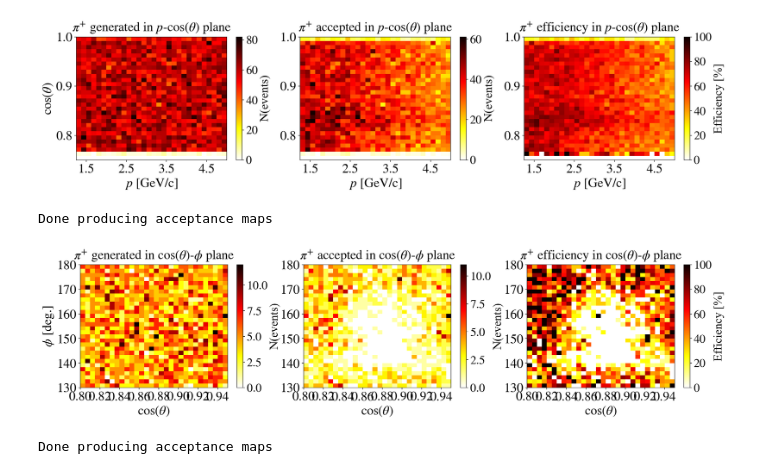
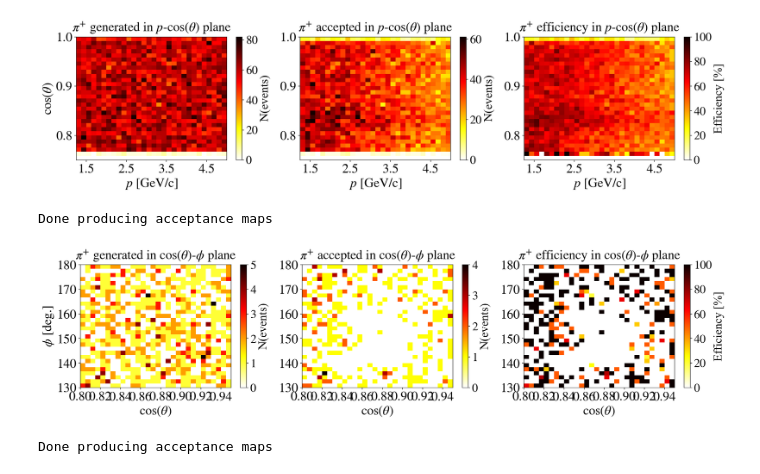
Before and after one commit to erezcoh4/SIDIS_at_BAND, a Jupyter notebook: PythonAnalysis/AcceptanceCorrections/pi_acceptance_maps.ipynb, the cells around one changed output. Drawn from its saved outputs; the diff is of its cells as text; code cells hidden in the pictures.

```diff
--- a/PythonAnalysis/AcceptanceCorrections/pi_acceptance_maps.ipynb
+++ b/PythonAnalysis/AcceptanceCorrections/pi_acceptance_maps.ipynb
@@ -220,7 +223,7 @@ Done producing acceptance maps
 x_var_g, xlabel, xunits = 'pi_Theta_g', '$\cos(\\theta)$',''
 y_var_g, ylabel, yunits = 'pi_Phi_g', '$\phi$','[deg.]'
 
-acc_type = 'fiducial' # 'PID+fiducial' # 'rec' # 'PID' # 'fiducial' #
+acc_type = 'PID' # 'PID+fiducial' # 'rec' # 'PID' # 'fiducial' #
 h_gen,h_acc,h_eff,xedges,yedges  = create_2d_acceptance_map(x_var_g=x_var_g, y_var_g=y_var_g,
                                                             x_function='cos',y_function='r2d',
                                                             # bins = (np.linspace(phi_min, phi_max,31),np.linspace(0.75, 1,31)),
@@ -228,38 +231,35 @@ h_gen,h_acc,h_eff,xedges,yedges  = create_2d_acceptance_map(x_var_g=x_var_g, y_v
                                                             acc_type = acc_type)
 
 
 
 xticks = [0.8,0.9,1]
 yticks = [-180,-60,60,180]
-
 extent=[p_min,p_max,theta_min,theta_max]
-
 fig = plt.figure(figsize=(18,8))
 for h,hlabel,cbarunits,subplot_idx in zip([h_gen,h_acc,h_eff],
                                           ['generated','accepted','efficiency'],
                                           ['N(events)','N(events)','Efficiency [%]'],
                                           [1,2,3]):
     ax = fig.add_subplot(2,3,subplot_idx)
     im = ax.pcolormesh(xedges, yedges, h, cmap='hot_r')
     # colorbar
     cbar = plt.colorbar( im, label=cbarunits )
     cbar.ax.tick_params(labelsize=22)
     cbar.ax.yaxis.label.set_font_properties(mpl.font_manager.FontProperties(family='times new roman', size=22))
     # cosmetics
     set_axes(ax, xlabel + ' ' + xunits,ylabel + ' ' + yunits if subplot_idx==1 else '',
                  title='$\pi^{+}$ '+hlabel+' in '+xlabel+'-'+ylabel+' plane',
              fontsize=24, do_add_grid=False,
              # xticks=xticks,yticks=yticks
             )
 
     theta_e = 30.9 # deg.
-    phi_e = -163.4
+    phi_e = -163.4 # deg.
     # plt.scatter([np.cos(theta_e/r2d)],[phi_e],s=100,marker='o',color='cyan',edgecolor='blue')
-
 plt.tight_layout();
 # %% [output]
 Done producing acceptance maps
-[figure, old version]
+[figure, new version]
 # %%
 x_var_g, xlabel, xunits = 'pi_P_g', '$p$','[GeV/c]'
 y_var_g, ylabel, yunits = 'pi_Phi_g', '$\phi$','[deg.]'
```
Also changed, not shown: parts of 1 cell of this notebook, 1 other file.
